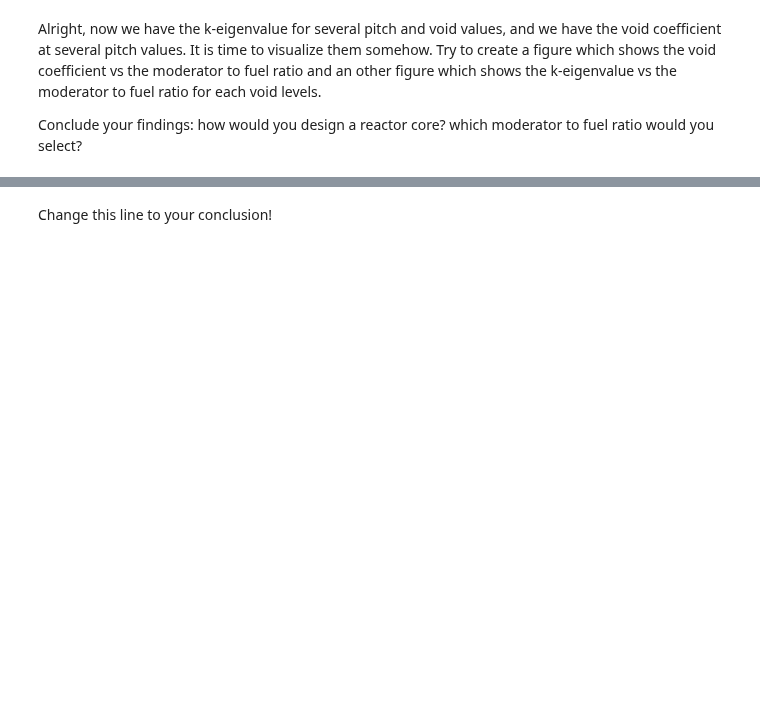
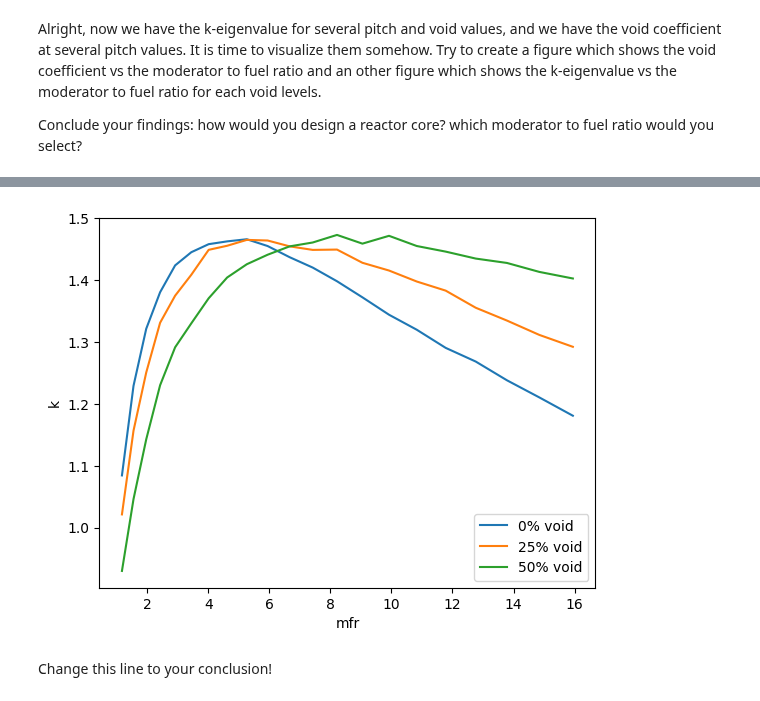
Before and after one commit to sewerininc/poetry_envs, a Jupyter notebook: reaktorfysik/RFP/Datalabs/Datalab10/10-openMC-Scripting.ipynb, the cells around one changed output, grey strips where cells are left out. Cells and saved outputs as stored; diff of their text form; code cells hidden in the pictures; blank space fills up the shorter version.

```diff
--- a/reaktorfysik/RFP/Datalabs/Datalab10/10-openMC-Scripting.ipynb
+++ b/reaktorfysik/RFP/Datalabs/Datalab10/10-openMC-Scripting.ipynb
@@ -202,3 +644,14 @@ plt.show()
+# %%
+plt.figure()
+for start, label in zip(range(3), [0, 25, 50]):
+    plt.plot(mfr, [all_results[i] for i in np.arange(start, len(all_results),3)], label=f"{label}% void")
+#your code comes here to visualize the k-eigenvalue vs moderator to fuel ratio
+plt.xlabel("mfr")
+plt.ylabel("k")
+plt.legend()
+plt.show()
+# %% [output]
+[figure, added]
 # %% [markdown]
 Change this line to your conclusion!
 # %% [markdown]
```
Also changed, not shown: parts of 10 cells of this notebook, 1 other file.
